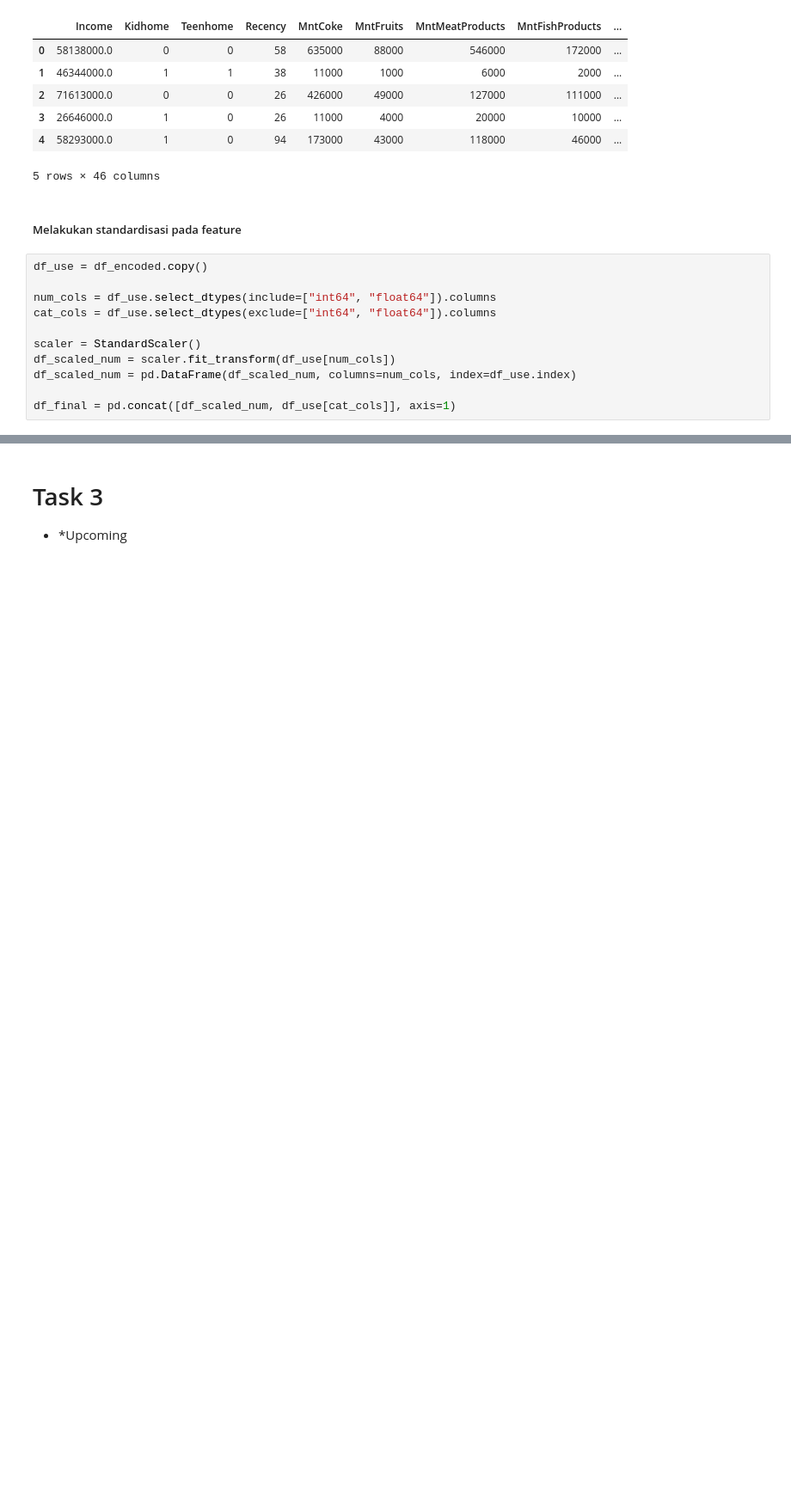
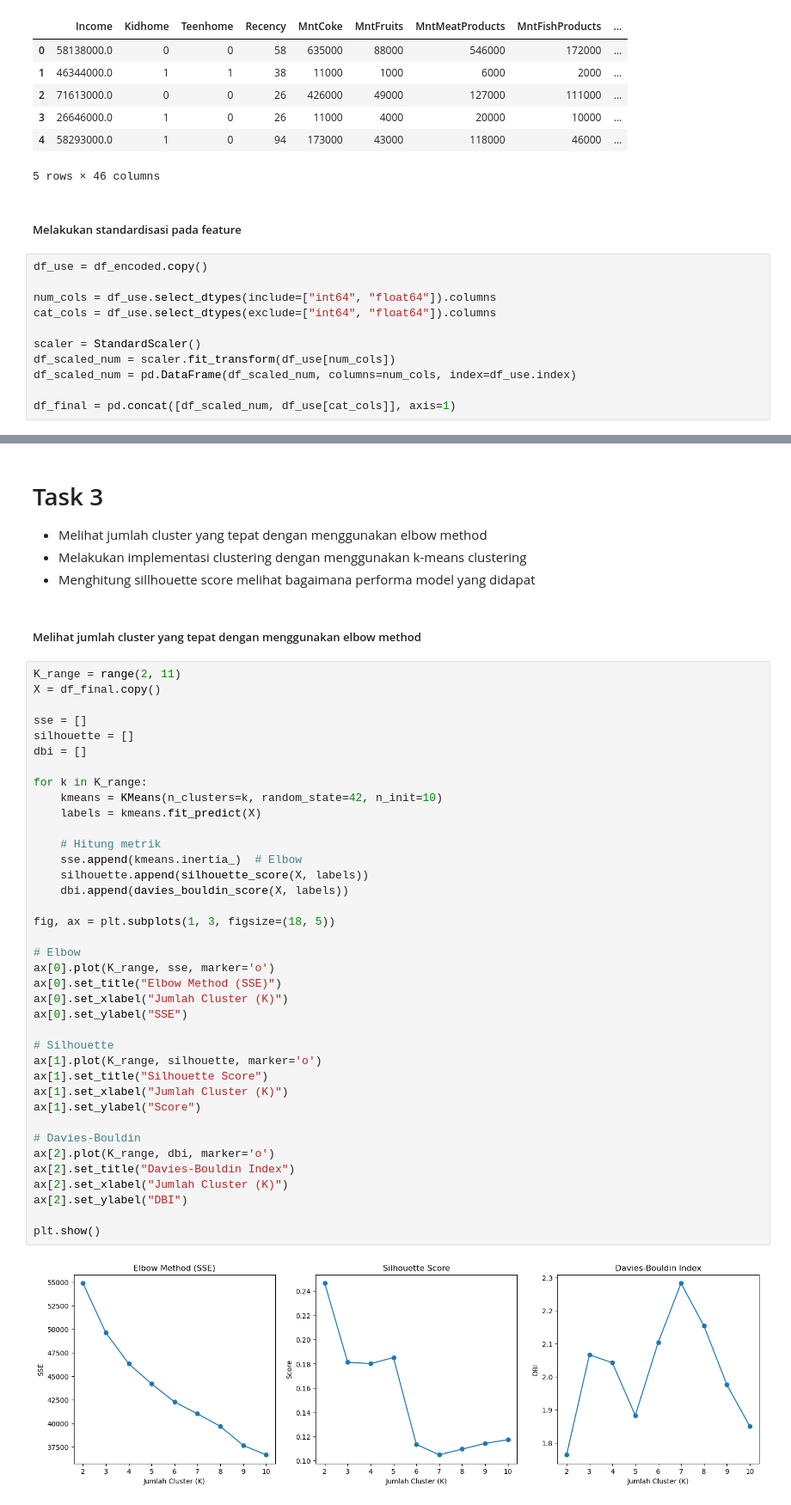
Before and after one commit to fyrwnt/conversion-rate-analysis, a Jupyter notebook: cra.ipynb, the cells around one changed output, grey strips where cells are left out. Shown at 86% size. Saved outputs shown, nothing was run; the diff lists cells and outputs as text; blank space fills up the shorter version.

```diff
--- a/cra.ipynb
+++ b/cra.ipynb
@@ -395,3 +387,47 @@ memory usage: 562.2 KB
 # %% [markdown]
 # Task 3
-- *Upcoming
+- Melihat jumlah cluster yang tepat dengan menggunakan elbow method
+- Melakukan implementasi clustering dengan menggunakan k-means clustering
+- Menghitung sillhouette score melihat bagaimana performa model yang didapat
+# %% [markdown]
+##### Melihat jumlah cluster yang tepat dengan menggunakan elbow method
+# %%
+K_range = range(2, 11)
+X = df_final.copy()
+
+sse = []
+silhouette = []
+dbi = []
+
+for k in K_range:
+    kmeans = KMeans(n_clusters=k, random_state=42, n_init=10)
+    labels = kmeans.fit_predict(X)
+
+    # Hitung metrik
+    sse.append(kmeans.inertia_)  # Elbow
+    silhouette.append(silhouette_score(X, labels))
+    dbi.append(davies_bouldin_score(X, labels))
+
+fig, ax = plt.subplots(1, 3, figsize=(18, 5))
+
+# Elbow
+ax[0].plot(K_range, sse, marker='o')
+ax[0].set_title("Elbow Method (SSE)")
+ax[0].set_xlabel("Jumlah Cluster (K)")
+ax[0].set_ylabel("SSE")
+
+# Silhouette
+ax[1].plot(K_range, silhouette, marker='o')
+ax[1].set_title("Silhouette Score")
+ax[1].set_xlabel("Jumlah Cluster (K)")
+ax[1].set_ylabel("Score")
+
+# Davies-Bouldin
+ax[2].plot(K_range, dbi, marker='o')
+ax[2].set_title("Davies-Bouldin Index")
+ax[2].set_xlabel("Jumlah Cluster (K)")
+ax[2].set_ylabel("DBI")
+
+plt.show()
+# %% [output]
+[figure, added]
```
Also changed, not shown: parts of 12 cells of this notebook, 3 other files.
